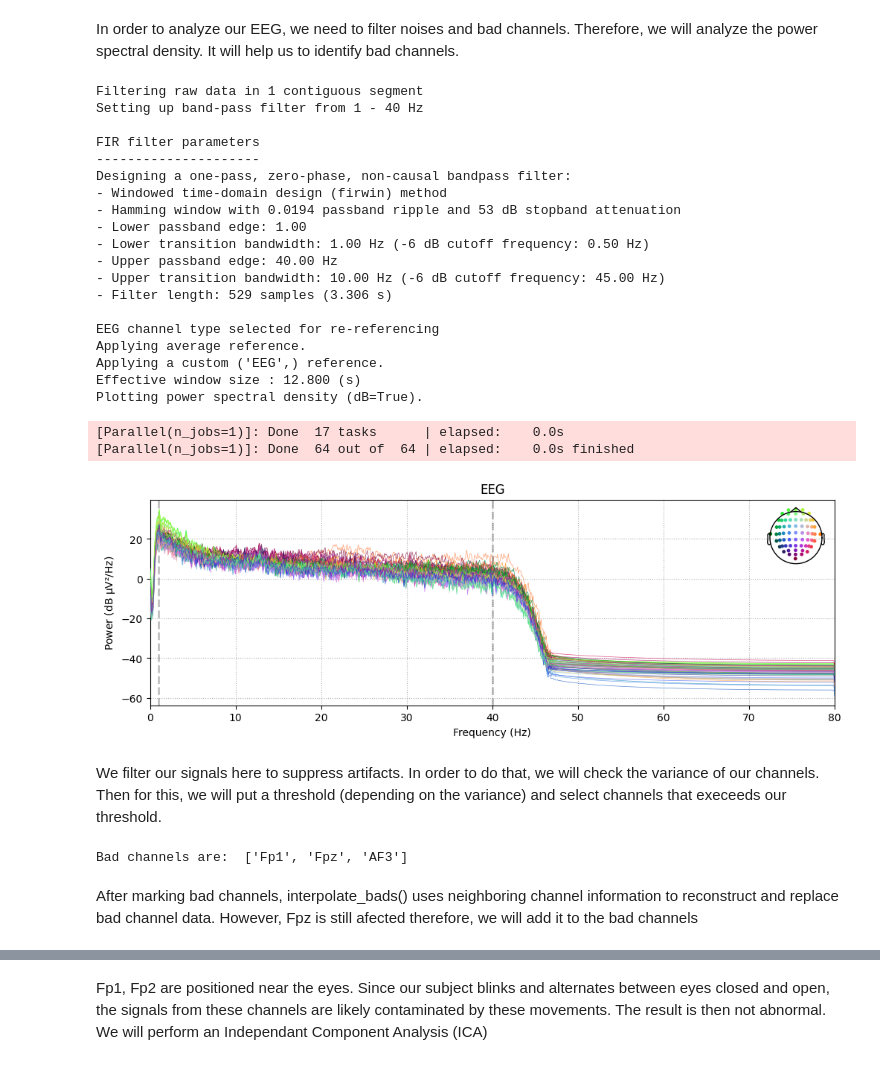
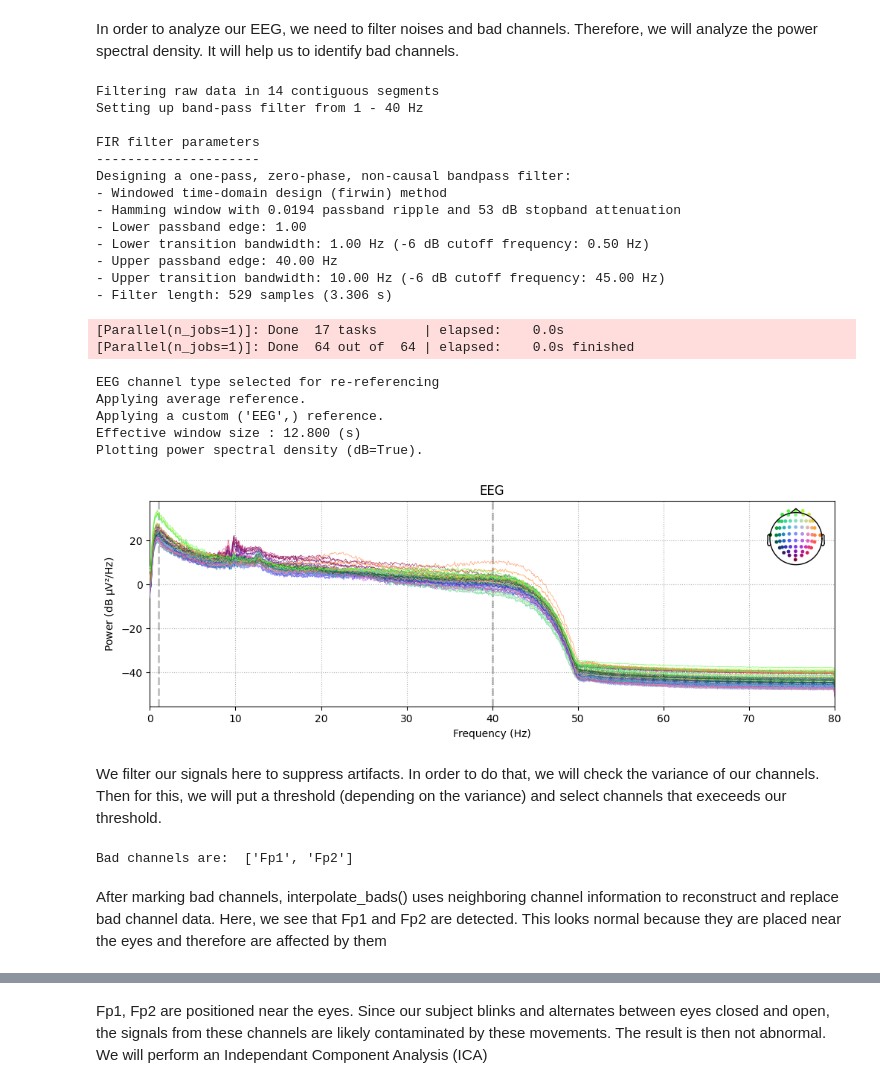
Before and after one commit to lakhdaya/MNE, a Jupyter notebook: viz.ipynb, the cells around one changed output, grey strips where cells are left out. Saved outputs shown, nothing was run; the diff lists cells and outputs as text; code cells hidden in the pictures.

```diff
--- a/viz.ipynb
+++ b/viz.ipynb
@@ -11,7 +12,8 @@ import numpy as np
 In this part, we used the standard montage "standard_1005" and we personalized it by adding the two last electrodes near the ears. Note that we needed to change channels names from our edf file to match it with standard montage.
 # %%
 from utils import rename_channel
-path = "subjects/S001/S001R05.edf" # Change the name here to analyze an other EEG
-raw = mne.io.read_raw_edf(path, preload=True)
-raw.rename_channels(rename_channel)
+folder = "subjects/S001" # Change the name here to analyze an other EEG
+raws = [mne.io.read_raw_edf(file.path, preload=True) for file in os.scandir(folder) if "event" not in file.name]
+raw_combined = mne.concatenate_raws(raws)
+raw_combined.rename_channels(rename_channel)
 # %% [output]
@@ -42,8 +56,8 @@ Reading 0 ... 19999  =      0.000 ...   124.994 secs...
 According to the website, their montage is similar to the standard_1005. Therefore, we will use this montage.
 # %%
 montage = mne.channels.make_standard_montage('standard_1005')
-raw.set_montage(montage)
-raw.plot_sensors(kind='topomap', show_names=True)
+raw_combined.set_montage(montage)
+raw_combined.plot_sensors(kind='topomap', show_names=True)
 # %% [output]
 [figure]
 # %% [markdown]
@@ -55,46 +69,45 @@ Note that we can change the radius of the head showed
 # %% [markdown]
 In order to analyze our EEG, we need to filter noises and bad channels. Therefore, we will analyze the power spectral density. It will help us to identify bad channels.
 # %%
-raw.filter(l_freq=1., h_freq=40.)# Default values in most eeg preprocessing,, moreover, motor signals are between theses values
-raw.set_eeg_reference('average') # average across all channels
-raw.compute_psd().plot()
+raw_combined.filter(l_freq=1., h_freq=40.)# Default values in most eeg preprocessing,, moreover, motor signals are between theses values
+raw_combined.set_eeg_reference('average') # average across all channels
+raw_combined.compute_psd().plot()
 # %% [output]
-Filtering raw data in 1 contiguous segment
+Filtering raw data in 14 contiguous segments
 Setting up band-pass filter from 1 - 40 Hz
 
 FIR filter parameters
 ---------------------
 Designing a one-pass, zero-phase, non-causal bandpass filter:
 - Windowed time-domain design (firwin) method
 - Hamming window with 0.0194 passband ripple and 53 dB stopband attenuation
 - Lower passband edge: 1.00
 - Lower transition bandwidth: 1.00 Hz (-6 dB cutoff frequency: 0.50 Hz)
 - Upper passband edge: 40.00 Hz
 - Upper transition bandwidth: 10.00 Hz (-6 dB cutoff frequency: 45.00 Hz)
 - Filter length: 529 samples (3.306 s)
-
-EEG channel type selected for re-referencing
-Applying average reference.
-Applying a custom ('EEG',) reference.
-Effective window size : 12.800 (s)
-Plotting power spectral density (dB=True).
 [Parallel(n_jobs=1)]: Done  17 tasks      | elapsed:    0.0s
 [Parallel(n_jobs=1)]: Done  64 out of  64 | elapsed:    0.0s finished
+EEG channel type selected for re-referencing
+Applying average reference.
+Applying a custom ('EEG',) reference.
+Effective window size : 12.800 (s)
+Plotting power spectral density (dB=True).
-[figure, old version]
+[figure, new version]
 # %% [markdown]
 We filter our signals here to suppress artifacts. In order to do that, we will check the variance of our channels. Then for this, we will put a threshold (depending on the variance) and select channels that execeeds our threshold.
 # %%
 import numpy as np
 
 
-data = raw.get_data() # extract data shape (n_channels, n_samples)
+data = raw_combined.get_data() # extract data shape (n_channels, n_samples)
 
 variances = np.var(data, axis=1) # compute the variance
 threshold = np.mean(variances) + 3 * np.std(variances) # set a threhold according to the variance
 bad_idx = np.where(variances > threshold)[0] # find bad channels indices with thres
-bad_channels = [raw.ch_names[i] for i in bad_idx] # get bad channels with idx
+bad_channels = [raw_combined.ch_names[i] for i in bad_idx] # get bad channels with idx
 print("Bad channels are: ", bad_channels)
 # %% [output]
-Bad channels are:  ['Fp1', 'Fpz', 'AF3']
+Bad channels are:  ['Fp1', 'Fp2']
 # %% [markdown]
-After marking bad channels, interpolate_bads() uses neighboring channel information to reconstruct and replace bad channel data. However, Fpz is still afected therefore, we will add it to the bad channels
+After marking bad channels, interpolate_bads() uses neighboring channel information to reconstruct and replace bad channel data. Here, we see that Fp1 and Fp2 are detected. This looks normal because they are placed near the eyes and therefore are affected by them
```
Also changed, not shown: parts of 18 cells of this notebook, 4 other files.
